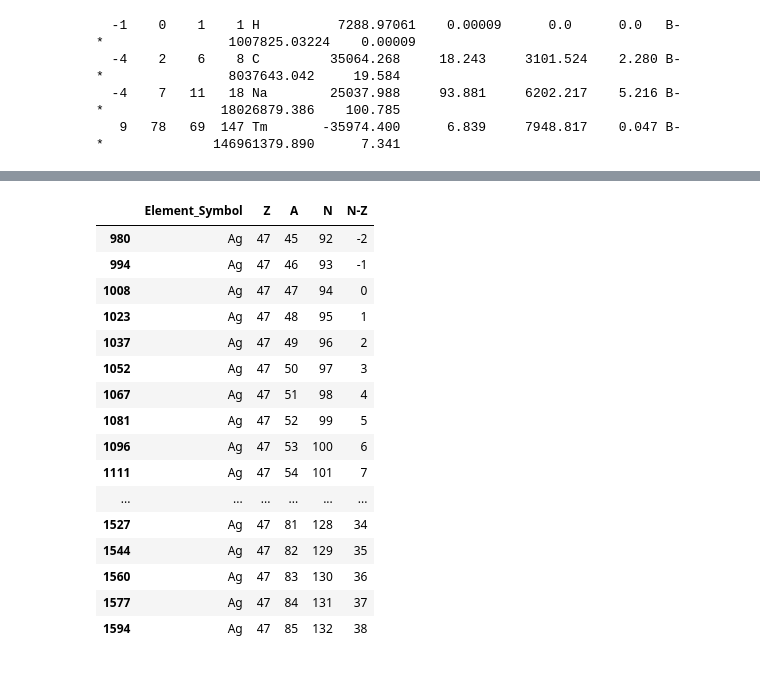
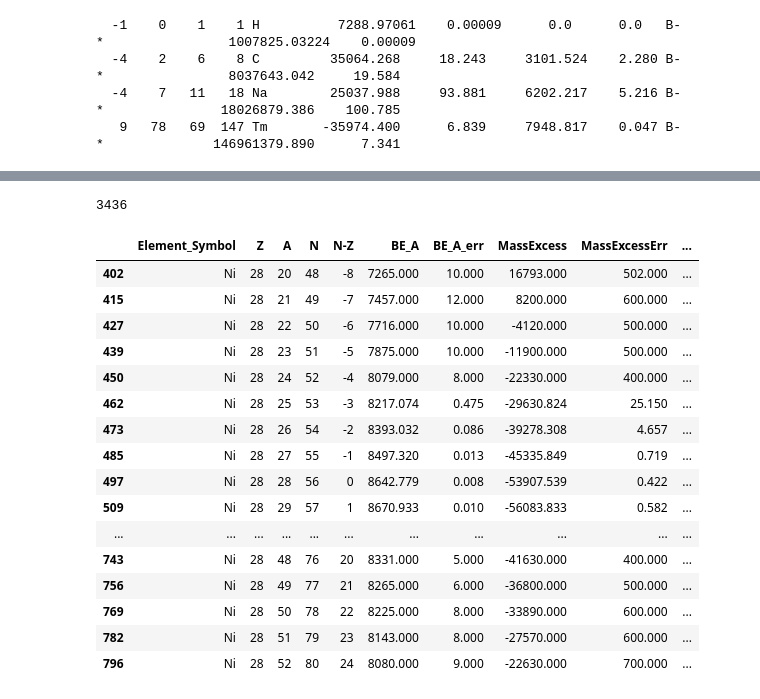
Before and after one commit to jtkwar/nuclear_musings, a Jupyter notebook: NuclearMassPredictor_v1.ipynb, the cells around one changed output, grey strips where cells are left out. Saved outputs shown, nothing was run; the diff lists cells and outputs as text; code cells hidden in the pictures.

Commit message:
data cleaning complete

```diff
--- a/NuclearMassPredictor_v1.ipynb
+++ b/NuclearMassPredictor_v1.ipynb
@@ -187,3 +204,12 @@ A = [int(out[i][tes[i][0] - 1]) for i in range(len(tes))]
 Z = [int(out[i][tes[i][0] - 2]) for i in range(len(tes))]
 N = [int(out[i][tes[i][0] - 3]) for i in range(len(tes))]
 N_Z = [(N[i] - Z[i]) for i in range(len(Z))]
+# %%
+BE_A            = [float(out[i][tes[i][-1] - 2]) for i in range(len(tes))]
+BE_A_err        = [float(out[i][tes[i][-1] - 1]) for i in range(len(tes))]
+mass_excess     = [float(out[i][tes[i][-1] - 4]) for i in range(len(tes))]
+mass_excess_err = [float(out[i][tes[i][-1] - 3]) for i in range(len(tes))]
+# %%
+atomic_mass     = [float(out[i][-2]) for i in range(len(out))]
+atomic_mass_err = [float(out[i][-1]) for i in range(len(out))]
+atomic_mass[0:10]
@@ -190,23 +227,39 @@ N_Z = [(N[i] - Z[i]) for i in range(len(Z))]
+# %%
+beta_E, beta_E_err = [], []
+for i in range(len(out)):
+    if out[i][tes[i][-1]+1] == "*":
+        beta_E.append(None)
+        beta_E_err.append(None)
+    else:
+        beta_E.append(out[i][tes[i][-1]+1])
+        beta_E_err.append(out[i][tes[i][-1]+2])
+# %%
+len(beta_E_err)
+# %% [output]
+3436
 # %%
-test_df = pd.DataFrame(list(zip(el_sym, Z, N, A, N_Z)))
-test_df.columns = ["Element_Symbol", "Z", "A", "N", "N-Z"]
+test_df = pd.DataFrame(list(zip(el_sym, Z, N, A, N_Z, BE_A, BE_A_err, mass_excess, mass_excess_err,
+                               atomic_mass, atomic_mass_err, beta_E, beta_E_err)))
+test_df.columns = ["Element_Symbol", "Z", "A", "N", "N-Z", "BE_A", "BE_A_err", "MassExcess", "MassExcessErr",
+                  "AtomicMass", "AtomicMassErr", "BetaDecayE", "BetaDecayE_err"]
+test_df.to_csv("cleaned_NuclearData.csv", index=False)
 # %%
-test_df.query("Element_Symbol == 'Ag'")
+test_df.query("Element_Symbol == 'Ni'")
 # %% [output]
-|  | Element_Symbol | Z | A | N | N-Z |
-| 980 | Ag | 47 | 45 | 92 | -2 |
-| 994 | Ag | 47 | 46 | 93 | -1 |
-| 1008 | Ag | 47 | 47 | 94 | 0 |
-| 1023 | Ag | 47 | 48 | 95 | 1 |
-| 1037 | Ag | 47 | 49 | 96 | 2 |
-| 1052 | Ag | 47 | 50 | 97 | 3 |
-| 1067 | Ag | 47 | 51 | 98 | 4 |
-| 1081 | Ag | 47 | 52 | 99 | 5 |
-| 1096 | Ag | 47 | 53 | 100 | 6 |
-| 1111 | Ag | 47 | 54 | 101 | 7 |
-| ... | ... | ... | ... | ... | ... |
-| 1527 | Ag | 47 | 81 | 128 | 34 |
-| 1544 | Ag | 47 | 82 | 129 | 35 |
-| 1560 | Ag | 47 | 83 | 130 | 36 |
-| 1577 | Ag | 47 | 84 | 131 | 37 |
-| 1594 | Ag | 47 | 85 | 132 | 38 |
+|  | Element_Symbol | Z | A | N | N-Z | BE_A | BE_A_err | MassExcess | MassExcessErr | ... |
+| 402 | Ni | 28 | 20 | 48 | -8 | 7265.000 | 10.000 | 16793.000 | 502.000 | ... |
+| 415 | Ni | 28 | 21 | 49 | -7 | 7457.000 | 12.000 | 8200.000 | 600.000 | ... |
+| 427 | Ni | 28 | 22 | 50 | -6 | 7716.000 | 10.000 | -4120.000 | 500.000 | ... |
+| 439 | Ni | 28 | 23 | 51 | -5 | 7875.000 | 10.000 | -11900.000 | 500.000 | ... |
+| 450 | Ni | 28 | 24 | 52 | -4 | 8079.000 | 8.000 | -22330.000 | 400.000 | ... |
+| 462 | Ni | 28 | 25 | 53 | -3 | 8217.074 | 0.475 | -29630.824 | 25.150 | ... |
+| 473 | Ni | 28 | 26 | 54 | -2 | 8393.032 | 0.086 | -39278.308 | 4.657 | ... |
+| 485 | Ni | 28 | 27 | 55 | -1 | 8497.320 | 0.013 | -45335.849 | 0.719 | ... |
+| 497 | Ni | 28 | 28 | 56 | 0 | 8642.779 | 0.008 | -53907.539 | 0.422 | ... |
+| 509 | Ni | 28 | 29 | 57 | 1 | 8670.933 | 0.010 | -56083.833 | 0.582 | ... |
+| ... | ... | ... | ... | ... | ... | ... | ... | ... | ... | ... |
+| 743 | Ni | 28 | 48 | 76 | 20 | 8331.000 | 5.000 | -41630.000 | 400.000 | ... |
+| 756 | Ni | 28 | 49 | 77 | 21 | 8265.000 | 6.000 | -36800.000 | 500.000 | ... |
+| 769 | Ni | 28 | 50 | 78 | 22 | 8225.000 | 8.000 | -33890.000 | 600.000 | ... |
+| 782 | Ni | 28 | 51 | 79 | 23 | 8143.000 | 8.000 | -27570.000 | 600.000 | ... |
+| 796 | Ni | 28 | 52 | 80 | 24 | 8080.000 | 9.000 | -22630.000 | 700.000 | ... |
```
Also changed, not shown: parts of 17 cells of this notebook, 1 other file.
